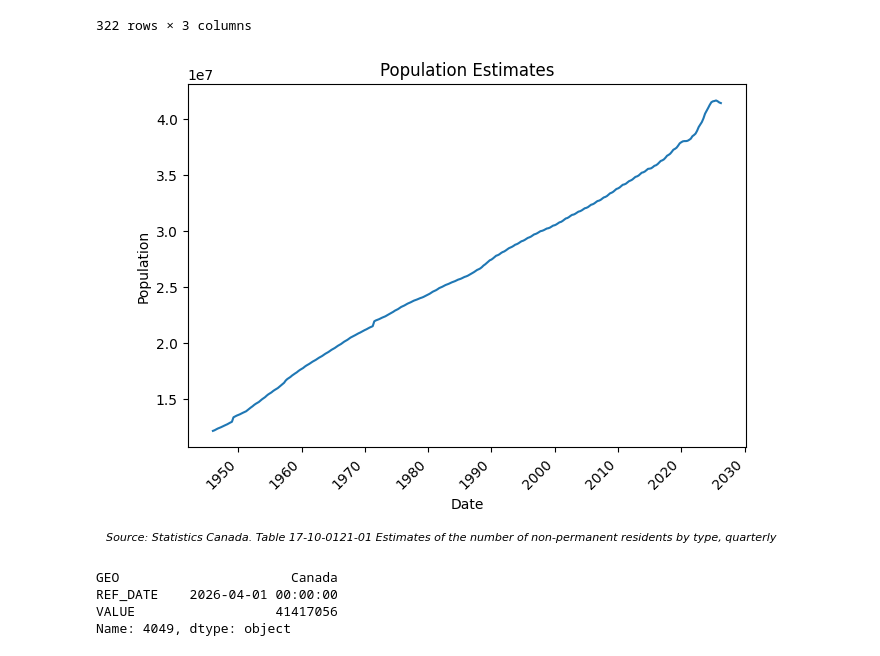
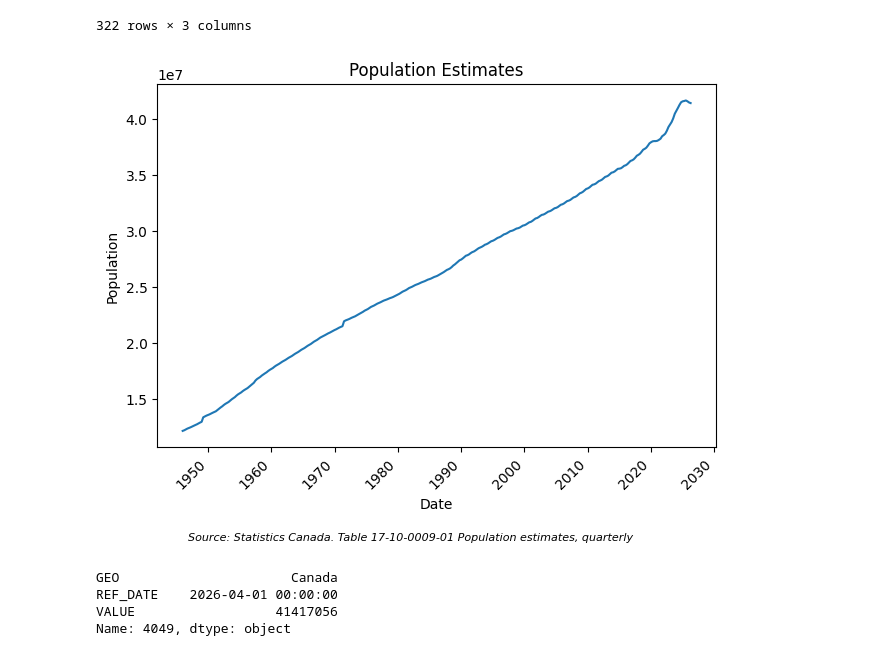
Before and after one commit to yrmo/gcinfo, a Jupyter notebook: non-permanent-population-2021-present.ipynb, the cells around one changed output. Saved outputs shown, nothing was run; the diff lists cells and outputs as text; code cells hidden in the pictures.

Commit message:
Add Table 17-10-0009-01 Population estimates source to plots

```diff
--- a/non-permanent-population-2021-present.ipynb
+++ b/non-permanent-population-2021-present.ipynb
@@ -117,35 +117,35 @@ df_canada_population
 # %%
 import matplotlib.pyplot as plt
 
 fig, ax = plt.subplots()
 
 df_canada_population["REF_DATE"] = pd.to_datetime(df_canada_population["REF_DATE"])
 
 ax.plot(
     df_canada_population["REF_DATE"],
     df_canada_population["VALUE"],
     linestyle="-"
 )
 
 ax.set_title("Population Estimates")
 ax.set_xlabel("Date")
 ax.set_ylabel("Population")
 
 plt.xticks(rotation=45, ha="right")
 plt.subplots_adjust(bottom=0.3)
 
 plt.figtext(
     0.5, -0.03,
-    "Source: Statistics Canada. Table 17-10-0121-01 Estimates of the number of non-permanent residents by type, quarterly",
+    "Source: Statistics Canada. Table 17-10-0009-01 Population estimates, quarterly",
     ha="center",
     fontsize=8,
     style="italic"
 )
 
 plt.tight_layout()
 plt.show()
 # %% [output]
-[figure, old version]
+[figure, new version]
 # %%
 df_canada_population.iloc[-1]
 # %% [output]
```
Also changed, not shown: parts of 4 cells of this notebook.
